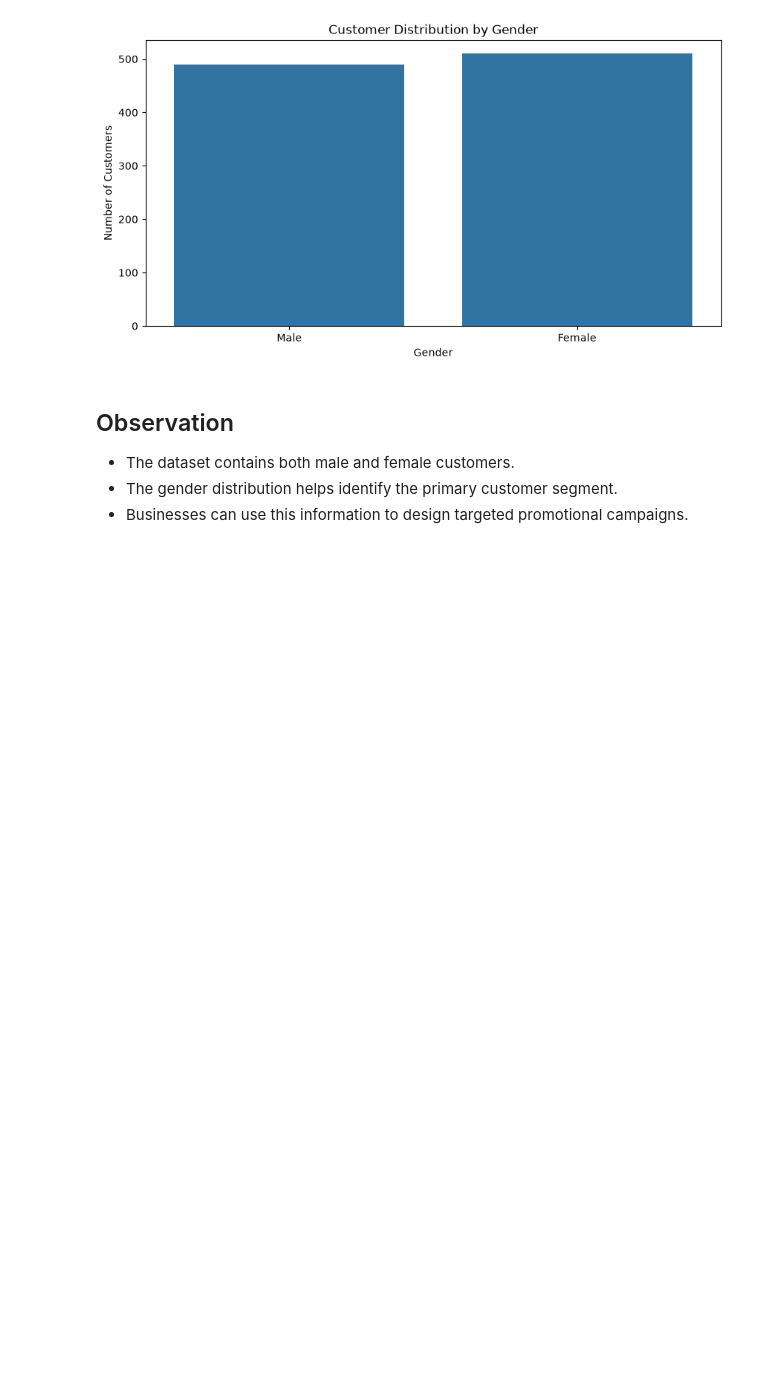
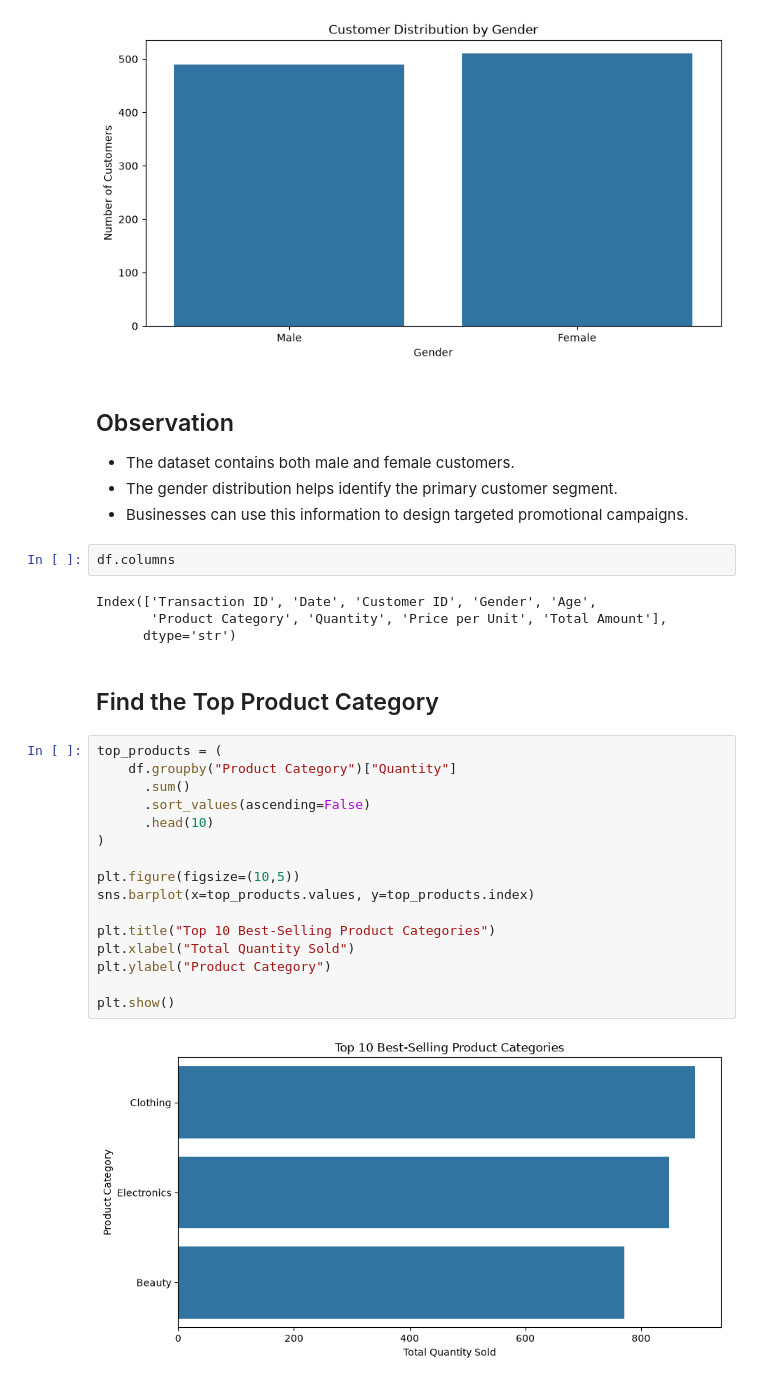
Before and after one commit to RiteshNoukudkar/OIBSIP, a Jupyter notebook: notebook/Retail_Sales_EDA.ipynb, the cells around one changed output. Saved outputs shown, nothing was run; the diff lists cells and outputs as text; blank space fills up the shorter version.

Commit message:
Find the Best selling product with graph

```diff
--- a/notebook/Retail_Sales_EDA.ipynb
+++ b/notebook/Retail_Sales_EDA.ipynb
@@ -367,3 +367,29 @@ plt.show()
 - The dataset contains both male and female customers.
 - The gender distribution helps identify the primary customer segment.
 - Businesses can use this information to design targeted promotional campaigns.
+# %%
+df.columns
+# %% [output]
+Index(['Transaction ID', 'Date', 'Customer ID', 'Gender', 'Age',
+       'Product Category', 'Quantity', 'Price per Unit', 'Total Amount'],
+      dtype='str')
+# %% [markdown]
+## Find the Top Product Category
+# %%
+top_products = (
+    df.groupby("Product Category")["Quantity"]
+      .sum()
+      .sort_values(ascending=False)
+      .head(10)
+)
+
+plt.figure(figsize=(10,5))
+sns.barplot(x=top_products.values, y=top_products.index)
+
+plt.title("Top 10 Best-Selling Product Categories")
+plt.xlabel("Total Quantity Sold")
+plt.ylabel("Product Category")
+
+plt.show()
+# %% [output]
+[figure, added]
```
Also changed, not shown: parts of 2 cells of this notebook.
